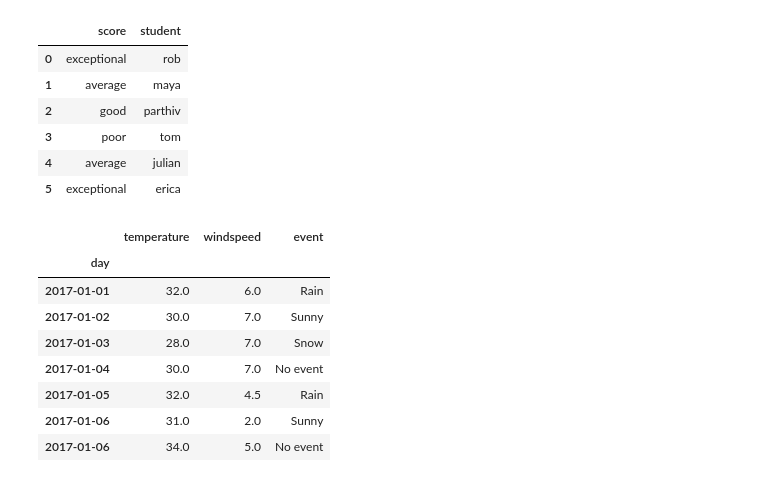
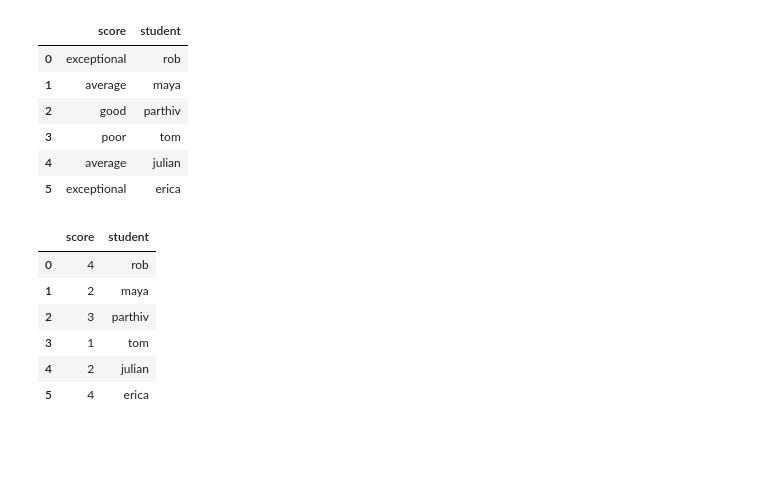
Before and after one commit to Riya-1799/python_small_projects, a Jupyter notebook: PandasBasic/replacemethod.ipynb, the cells around one changed output. Saved outputs shown, nothing was run; the diff lists cells and outputs as text; code cells hidden in the pictures; blank space fills up the shorter version.

```diff
--- a/PandasBasic/replacemethod.ipynb
+++ b/PandasBasic/replacemethod.ipynb
@@ -254,15 +254,13 @@ df
 | 4 | average | julian |
 | 5 | exceptional | erica |
 # %%
-nwe_df=df.replace(['poor','average','good','exceptional'],[1,2,3,4])
-new_df
+sclnew_df=scl_df.replace(['poor','average','good','exceptional'],[1,2,3,4])
+sclnew_df
 # %% [output]
-|  | temperature | windspeed | event |
-| day |  |  |  |
-| 2017-01-01 | 32.0 | 6.0 | Rain |
-| 2017-01-02 | 30.0 | 7.0 | Sunny |
-| 2017-01-03 | 28.0 | 7.0 | Snow |
-| 2017-01-04 | 30.0 | 7.0 | No event |
-| 2017-01-05 | 32.0 | 4.5 | Rain |
-| 2017-01-06 | 31.0 | 2.0 | Sunny |
-| 2017-01-06 | 34.0 | 5.0 | No event |
+|  | score | student |
+| 0 | 4 | rob |
+| 1 | 2 | maya |
+| 2 | 3 | parthiv |
+| 3 | 1 | tom |
+| 4 | 2 | julian |
+| 5 | 4 | erica |
```
Also changed, not shown: parts of 1 cell of this notebook, 2 other files.
